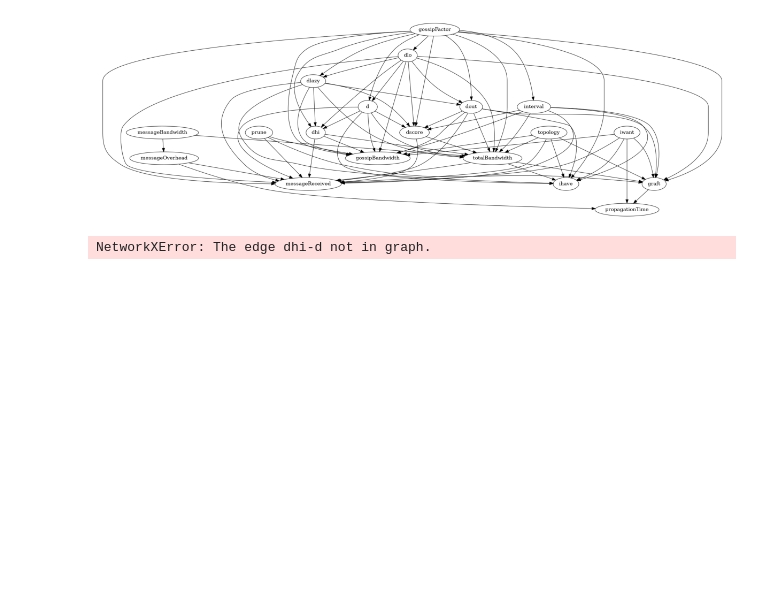
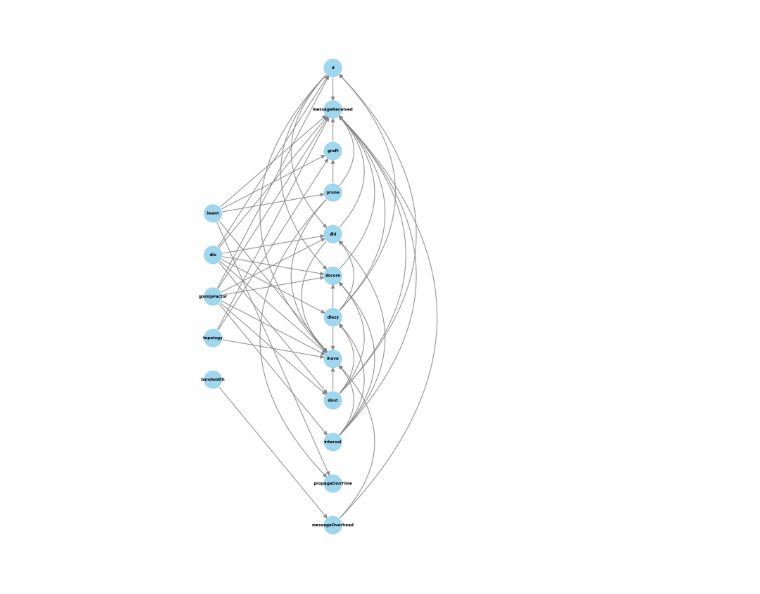
Before and after one commit to FlavScheidt/flexi-pipe, a Jupyter notebook: data/CausalAnalysis/CausalDiscovery/LInGAMAnalysis.ipynb, the cells around one changed output. Drawn from its saved outputs; the diff is of its cells as text; code cells hidden in the pictures; blank space fills up the shorter version.

```diff
--- a/data/CausalAnalysis/CausalDiscovery/LInGAMAnalysis.ipynb
+++ b/data/CausalAnalysis/CausalDiscovery/LInGAMAnalysis.ipynb
@@ -84,10 +79,11 @@ print(causal_graph.nodes)
 data = pd.read_csv('../GenerateDatasets/consolidated.csv',header=0, index_col=0)
 consolidated = pd.DataFrame(data)
 
-consolidated = consolidated.drop(columns=['experiment'])#, 'messageDuplicated'])#, 'n_nodes', 'consensus', 'messageDuplicated'])
-consolidated = consolidated.rename(columns={'topology':'top'})
+consolidated = consolidated.drop(columns=['experiment', 'messageBandwidth', 'gossipBandwidth'])#, 'messageDuplicated'])#, 'n_nodes', 'consensus', 'messageDuplicated'])
+consolidated = consolidated.rename(columns={'topology':'top', 'totalBandwidth':'bandwidth'})
 consolidated['topology'] = 0
 consolidated.loc[consolidated['top'] == 'general', 'topology'] = 1
+consolidated = consolidated.loc[consolidated['bandwidth'] > 0]
 consolidated = consolidated.drop(columns=['top'])
 # consolidated.head(100)
 
@@ -95,7 +91,7 @@ consolidated = consolidated.drop(columns=['top'])
 nodes = causal_graph.nodes
 
 X = consolidated[['d', 'messageReceived', 'graft', 'prune', 'iwant', 'dlo', 'dhi', 'dscore', 'dlazy', 'ihave', 'dout', 'gossipFactor',
-                  'interval', 'topology', 'propagationTime', 'messageOverhead', 'messageBandwidth', 'totalBandwidth', 'gossipBandwidth']].to_numpy()
+                  'interval', 'topology', 'propagationTime', 'messageOverhead', 'bandwidth']].to_numpy()
 
 # X = consolidated.to_numpy()
 print(X)
@@ -198,31 +160,30 @@ Set parameter alpha to: original_alpha * np.sqrt(n_samples).
 # %%
 learned_causal_graph =  nx.from_numpy_array(g2.causal_matrix,  create_using=nx.DiGraph)
 
 mapping = {0:'d',
             1:'messageReceived',
             2:'graft',
             3:'prune',
             4:'iwant',
             5:'dlo',
             6:'dhi',
             7:'dscore',
             8:'dlazy',
             9:'ihave',
             10:'dout',
             11:'gossipFactor',
             12:'interval',
             13:'topology',
             14:'propagationTime',
             15:'messageOverhead',
-            16:'messageBandwidth',
-            17:'totalBandwidth',
-            18:'gossipBandwidth'}
+            16:'bandwidth'}
 H = nx.relabel_nodes(learned_causal_graph, mapping)
 
-fig, ax = plt.subplots(figsize=(15,20))
-gcm.util.plot(H)#, figure_size=[15, 10])
+# fig, ax = plt.subplots(figsize=(15,20))
+gcm.util.plot(H, figure_size=[25, 25])
+nx.write_adjlist(H, "ICALingam.adjlist")
 # %% [output]
-[figure, old version]
+[figure, new version]
 # %%
 #Remove edges for dowhy analysis
 
@@ -259,8 +220,6 @@ H.remove_edge('iwant', 'dout')
 
 fig, ax = plt.subplots(figsize=(15,20))
 gcm.util.plot(H)#, figure_size=[15, 10])
-# %% [output]
-NetworkXError: The edge dhi-d not in graph.
 # %%
 # Create the structural causal model object
 scm = gcm.StructuralCausalModel(H)
```
Also changed, not shown: parts of 7 cells of this notebook, 10 other files.
